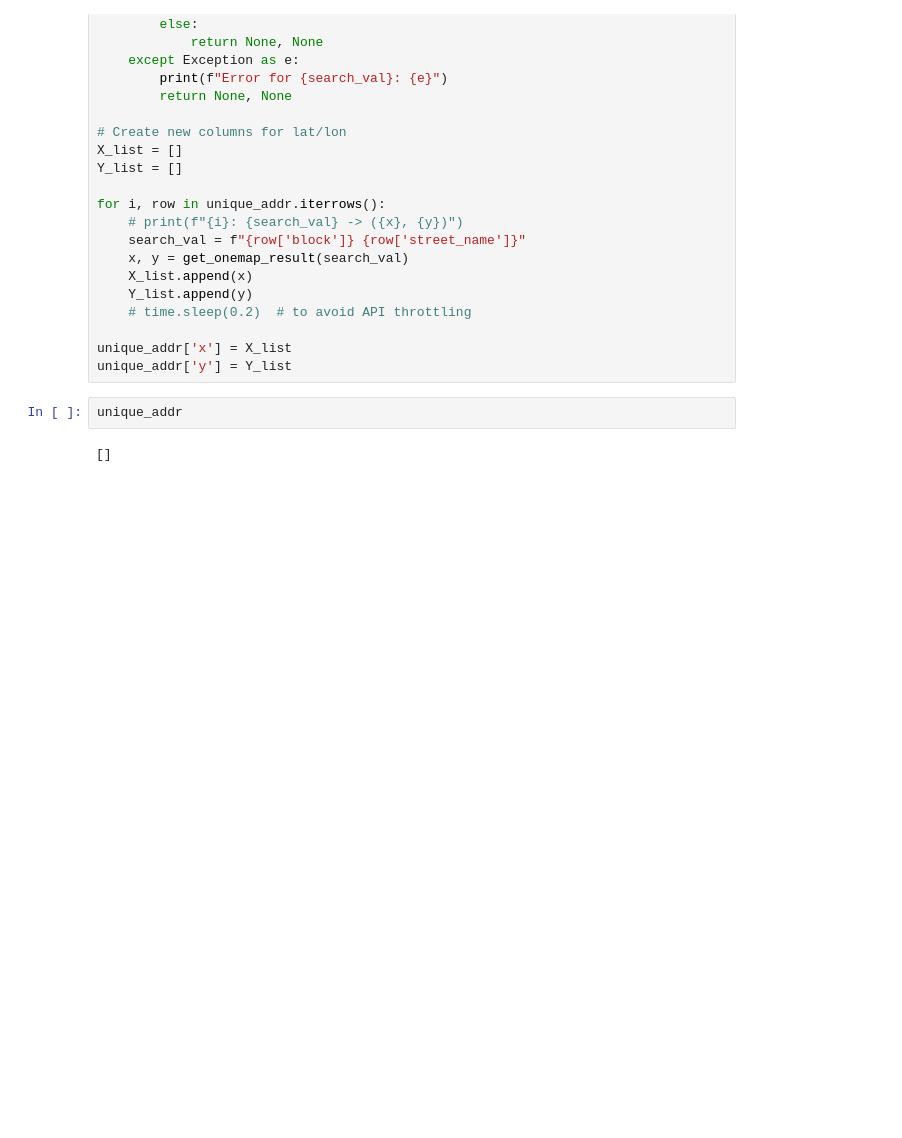
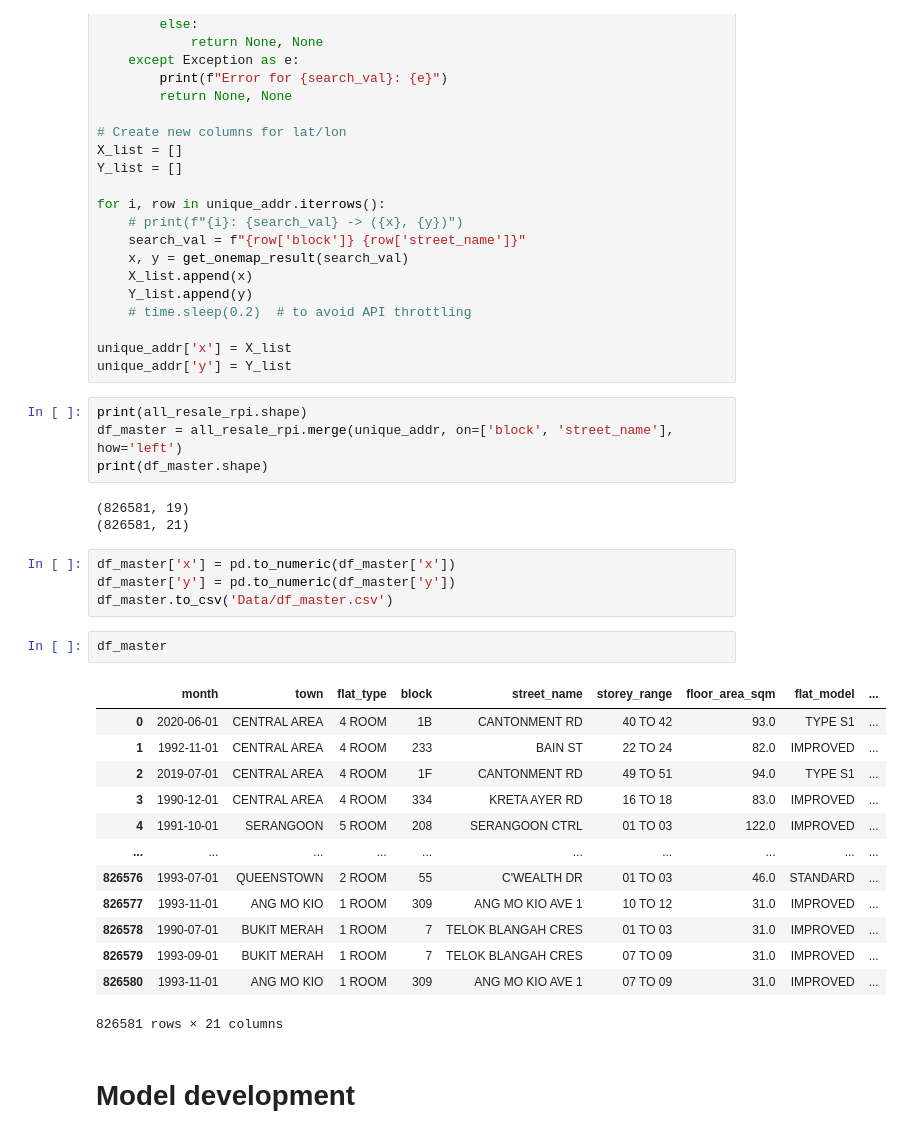
Before and after one commit to elaxius/model-tuning, a Jupyter notebook: hdb_modelling.ipynb, the cells around one changed output. Saved outputs shown, nothing was run; the diff lists cells and outputs as text; blank space fills up the shorter version.

Commit message:
added modelling pipelines and results

```diff
--- a/hdb_modelling.ipynb
+++ b/hdb_modelling.ipynb
@@ -412,7 +418,31 @@ for i, row in unique_addr.iterrows():
 unique_addr['x'] = X_list
 unique_addr['y'] = Y_list
 # %%
-unique_addr
+print(all_resale_rpi.shape)
+df_master = all_resale_rpi.merge(unique_addr, on=['block', 'street_name'], how='left')
+print(df_master.shape)
+# %% [output]
+(826581, 19)
+(826581, 21)
 # %%
+df_master['x'] = pd.to_numeric(df_master['x'])
+df_master['y'] = pd.to_numeric(df_master['y'])
+df_master.to_csv('Data/df_master.csv')
-# %% [output]
-[]
+# %%
+df_master
+# %% [output]
+|  | month | town | flat_type | block | street_name | storey_range | floor_area_sqm | flat_model | ... |
+| 0 | 2020-06-01 | CENTRAL AREA | 4 ROOM | 1B | CANTONMENT RD | 40 TO 42 | 93.0 | TYPE S1 | ... |
+| 1 | 1992-11-01 | CENTRAL AREA | 4 ROOM | 233 | BAIN ST | 22 TO 24 | 82.0 | IMPROVED | ... |
+| 2 | 2019-07-01 | CENTRAL AREA | 4 ROOM | 1F | CANTONMENT RD | 49 TO 51 | 94.0 | TYPE S1 | ... |
+| 3 | 1990-12-01 | CENTRAL AREA | 4 ROOM | 334 | KRETA AYER RD | 16 TO 18 | 83.0 | IMPROVED | ... |
+| 4 | 1991-10-01 | SERANGOON | 5 ROOM | 208 | SERANGOON CTRL | 01 TO 03 | 122.0 | IMPROVED | ... |
+| ... | ... | ... | ... | ... | ... | ... | ... | ... | ... |
+| 826576 | 1993-07-01 | QUEENSTOWN | 2 ROOM | 55 | C'WEALTH DR | 01 TO 03 | 46.0 | STANDARD | ... |
+| 826577 | 1993-11-01 | ANG MO KIO | 1 ROOM | 309 | ANG MO KIO AVE 1 | 10 TO 12 | 31.0 | IMPROVED | ... |
+| 826578 | 1990-07-01 | BUKIT MERAH | 1 ROOM | 7 | TELOK BLANGAH CRES | 01 TO 03 | 31.0 | IMPROVED | ... |
+| 826579 | 1993-09-01 | BUKIT MERAH | 1 ROOM | 7 | TELOK BLANGAH CRES | 07 TO 09 | 31.0 | IMPROVED | ... |
+| 826580 | 1993-11-01 | ANG MO KIO | 1 ROOM | 309 | ANG MO KIO AVE 1 | 07 TO 09 | 31.0 | IMPROVED | ... |
+826581 rows × 21 columns
+# %% [markdown]
+# Model development
```
Also changed, not shown: parts of 2 cells of this notebook.
